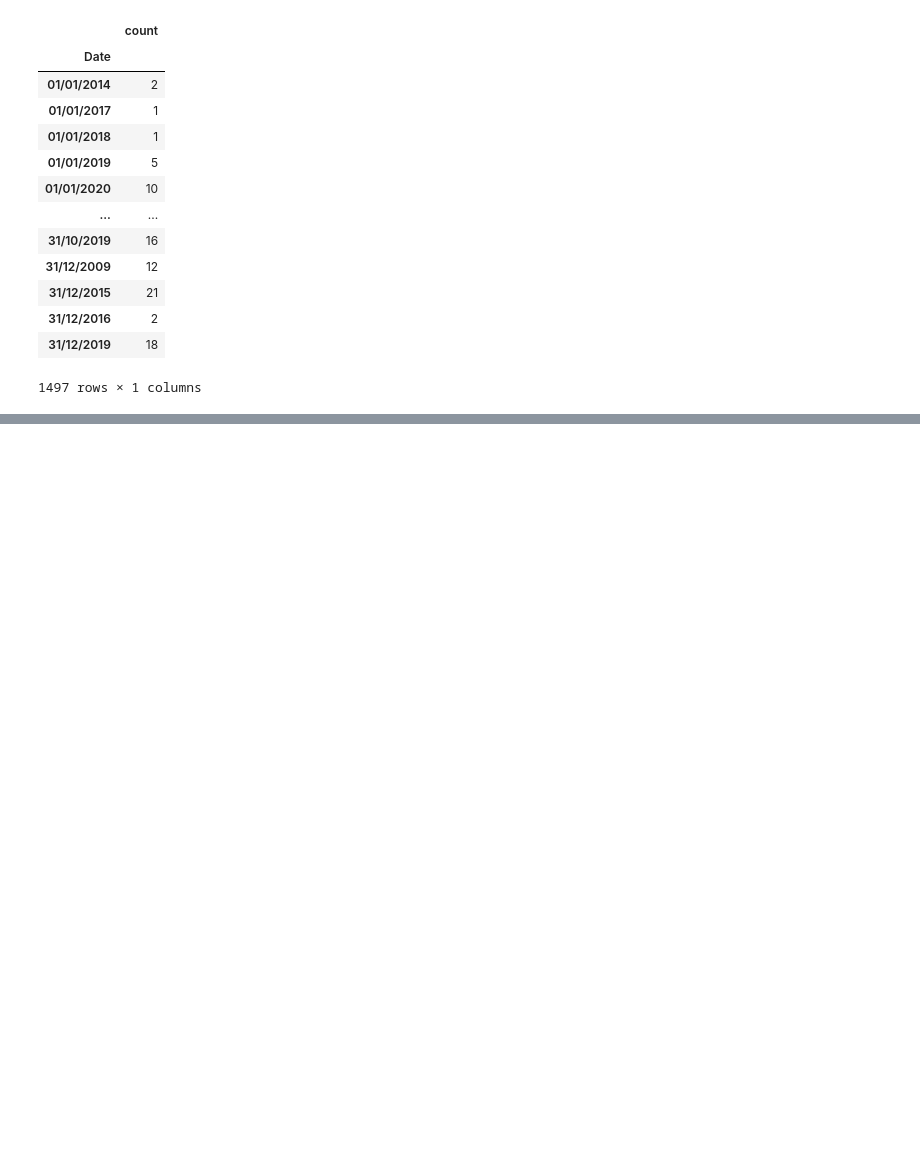
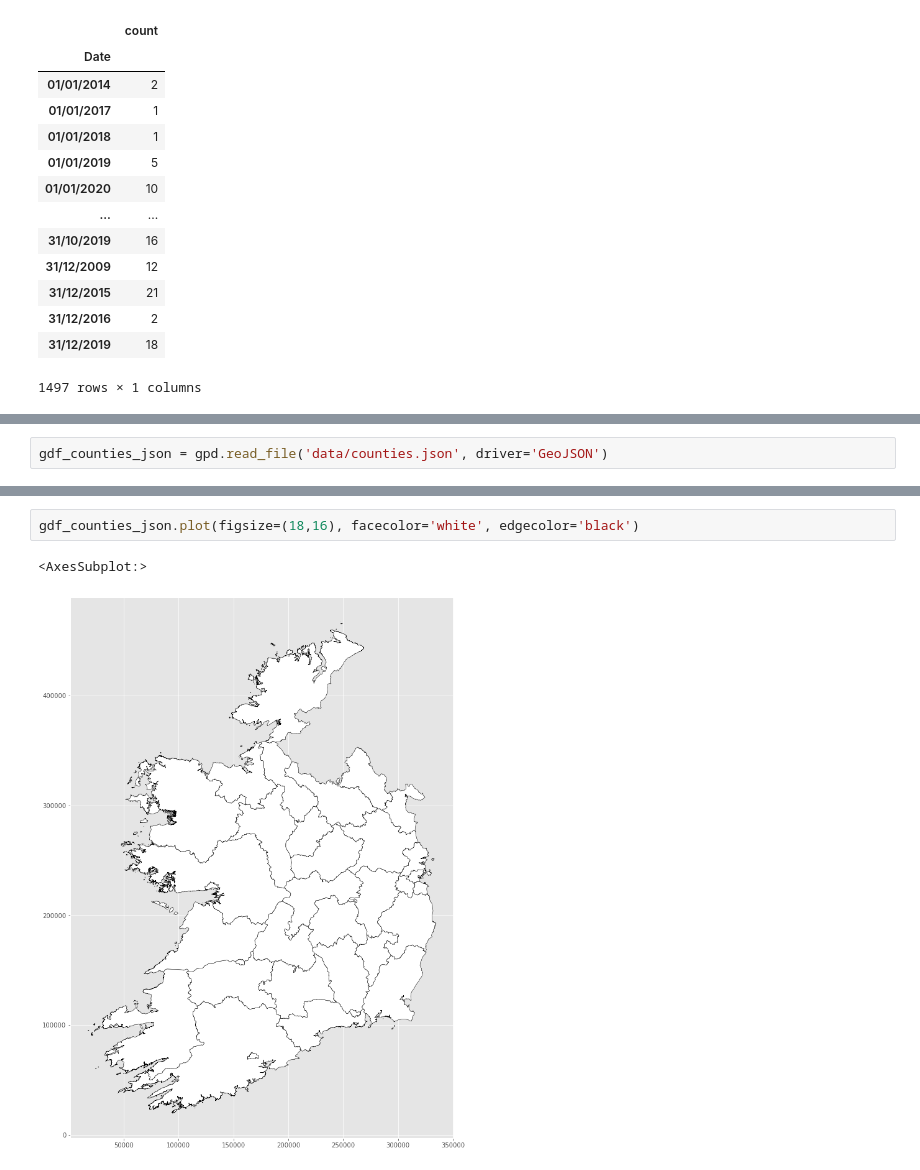
Before and after one commit to pessini/avian-flu-wild-birds-ireland, a Jupyter notebook: Exploratory-Data-Analysis-EDA.ipynb, the cells around one changed output, grey strips where cells are left out. Saved outputs shown, nothing was run; the diff lists cells and outputs as text; blank space fills up the shorter version.

Commit message:
Counties - IRL

```diff
--- a/Exploratory-Data-Analysis-EDA.ipynb
+++ b/Exploratory-Data-Analysis-EDA.ipynb
@@ -276,0 +258,2 @@ gdf_dublin_json
+# %%
+gdf_counties_json = gpd.read_file('data/counties.json', driver='GeoJSON')
@@ -276,0 +281,5 @@ gdf_dublin_json
+# %%
+gdf_counties_json.plot(figsize=(18,16), facecolor='white', edgecolor='black')
+# %% [output]
+<AxesSubplot:>
+[figure, added]
```
Also changed, not shown: parts of 11 cells of this notebook, 6 other files.
